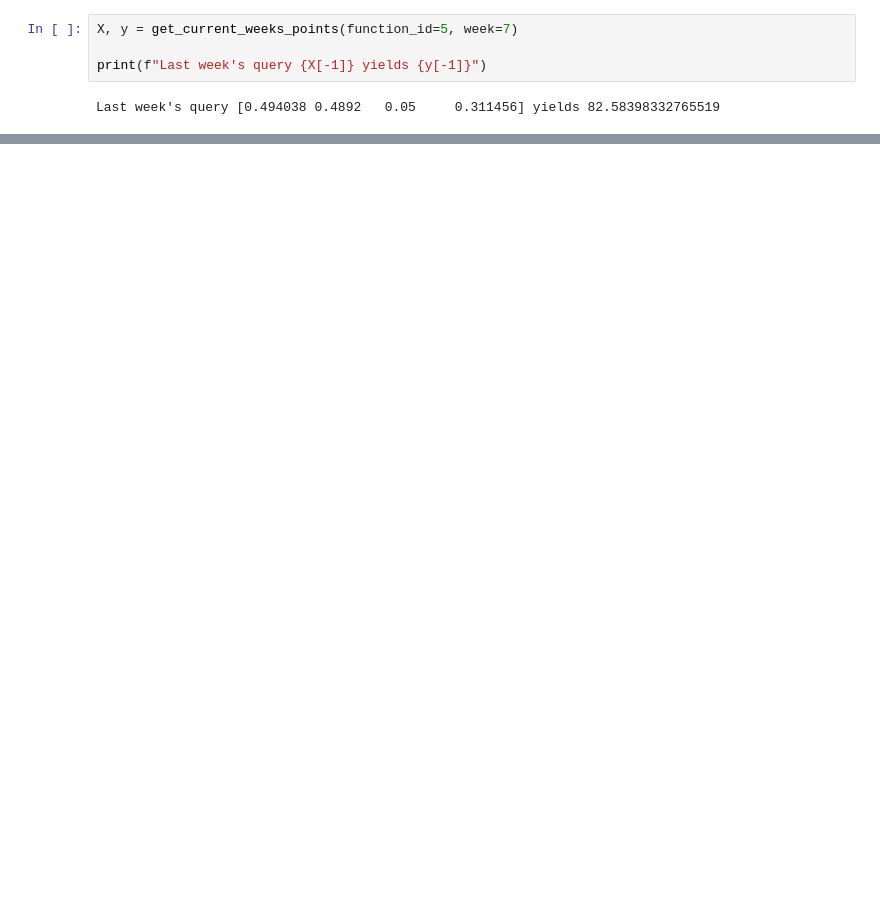
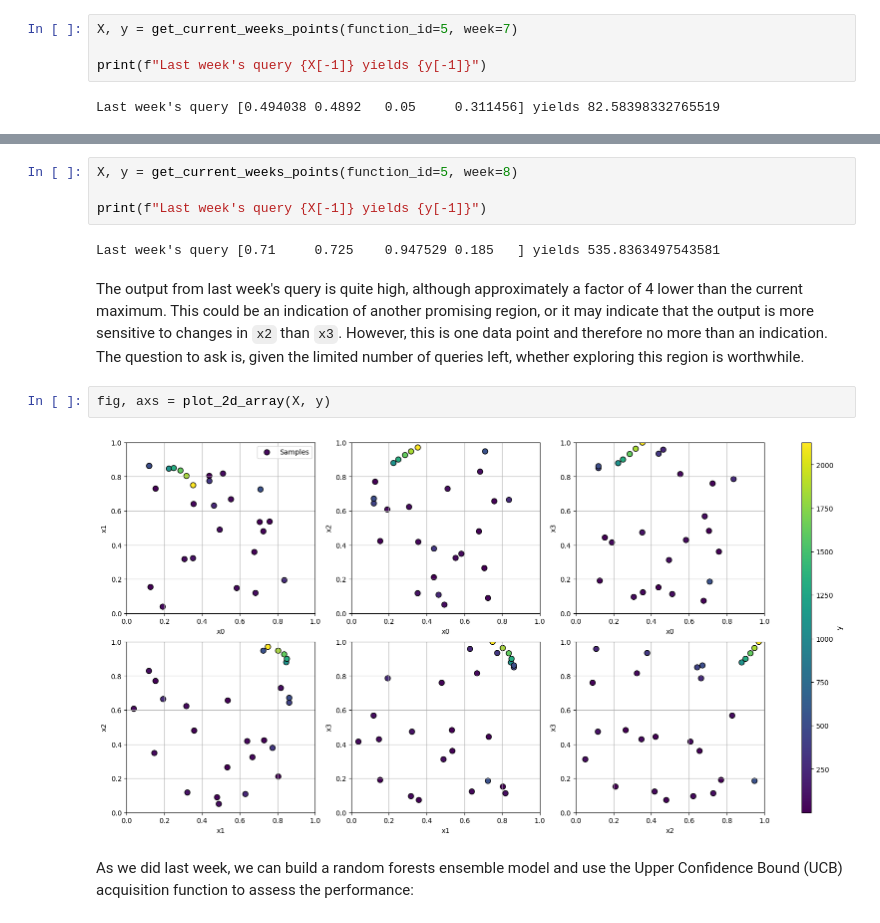
Before and after one commit to hchagani/AICapstoneProject_IC, a Jupyter notebook: notebooks/05_function_5.ipynb, the cells around one changed output, grey strips where cells are left out. Cells and saved outputs as stored; diff of their text form; blank space fills up the shorter version.

Commit message:
Finish function 5 write-up

```diff
--- a/notebooks/05_function_5.ipynb
+++ b/notebooks/05_function_5.ipynb
@@ -600,0 +723,14 @@ Last week's query [0.494038 0.4892   0.05     0.311456] yields 82.58398332765519
+# %%
+X, y = get_current_weeks_points(function_id=5, week=8)
+
+print(f"Last week's query {X[-1]} yields {y[-1]}")
+# %% [output]
+Last week's query [0.71     0.725    0.947529 0.185   ] yields 535.8363497543581
+# %% [markdown]
+The output from last week's query is quite high, although approximately a factor of 4 lower than the current maximum. This could be an indication of another promising region, or it may indicate that the output is more sensitive to changes in `x2` than `x3`. However, this is one data point and therefore no more than an indication. The question to ask is, given the limited number of queries left, whether exploring this region is worthwhile.
+# %%
+fig, axs = plot_2d_array(X, y)
+# %% [output]
+[figure, added]
+# %% [markdown]
+As we did last week, we can build a random forests ensemble model and use the Upper Confidence Bound (UCB) acquisition function to assess the performance:
```
Also changed, not shown: parts of 78 cells of this notebook, 1 other file.
